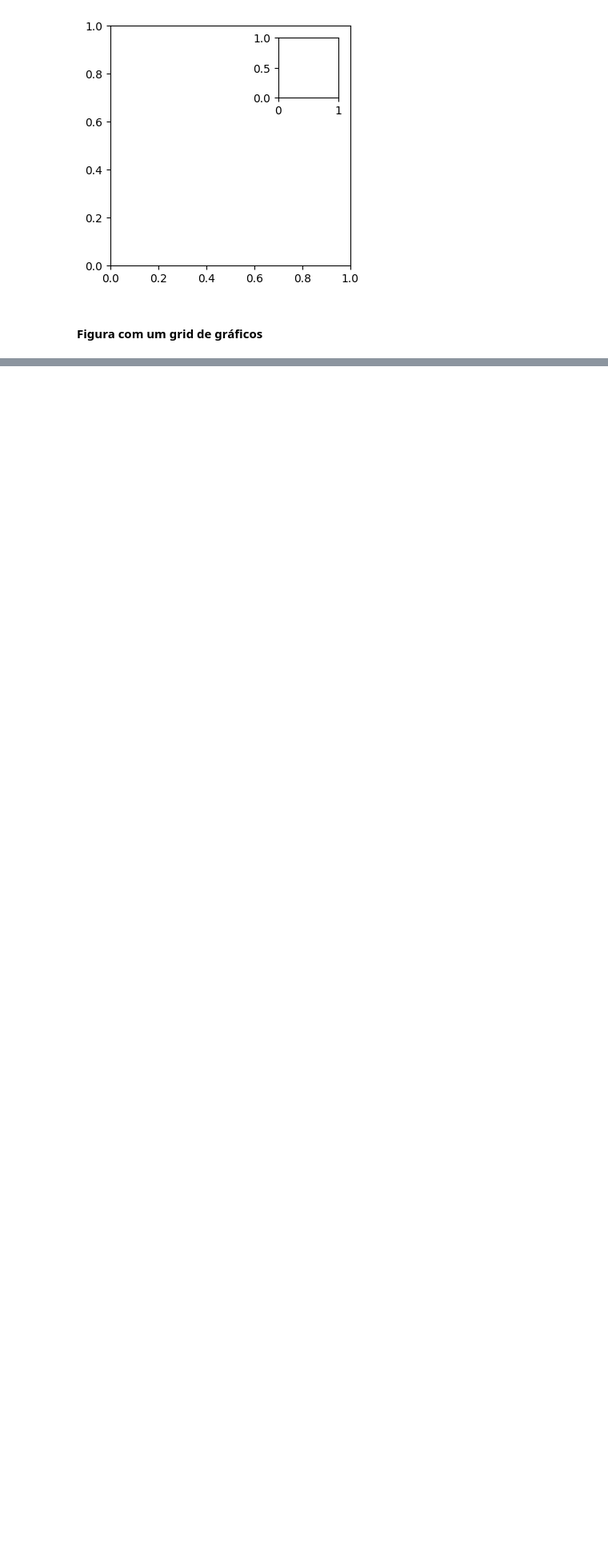
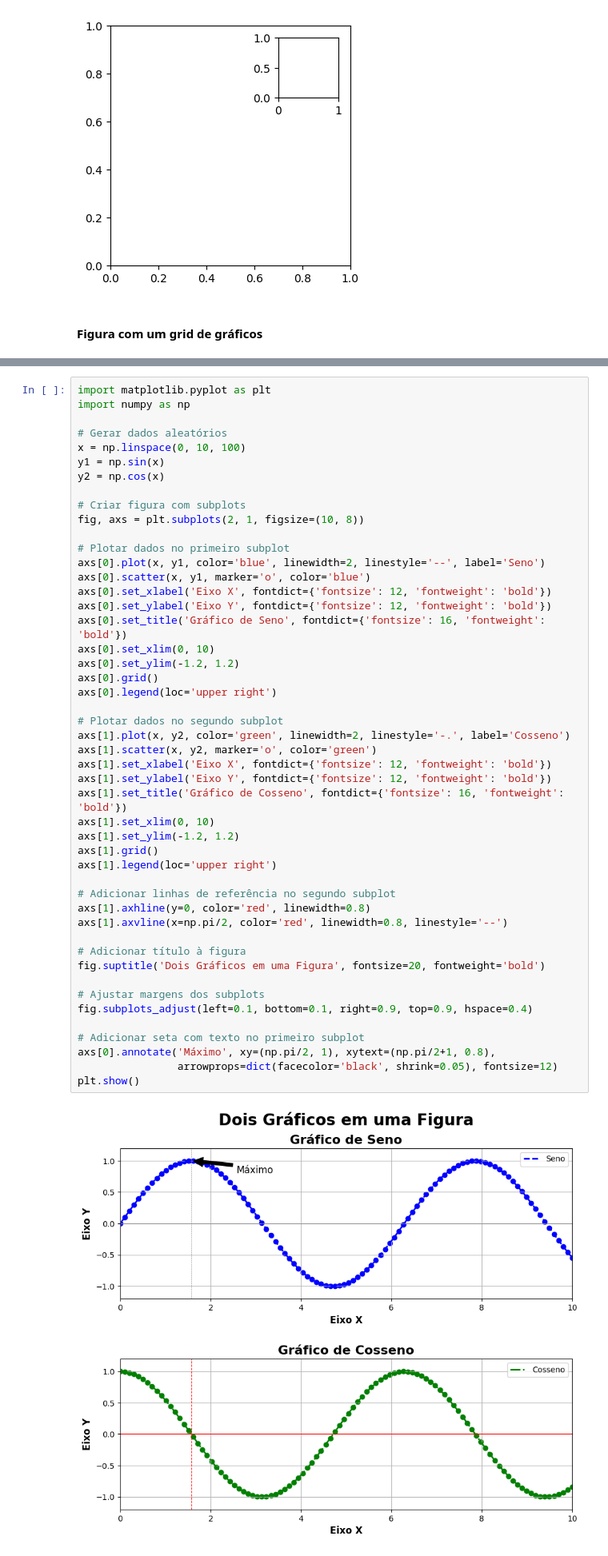
Before and after one commit to Pguilhermem/IDASE, a Jupyter notebook: 25/intro_matplotlib.ipynb, the cells around one changed output, grey strips where cells are left out. Shown at 80% size. Saved outputs shown, nothing was run; the diff lists cells and outputs as text; blank space fills up the shorter version.

```diff
--- a/25/intro_matplotlib.ipynb
+++ b/25/intro_matplotlib.ipynb
@@ -90,0 +104,50 @@ bottom = fig.add_subplot(gs[2,:])
+# %%
+import matplotlib.pyplot as plt
+import numpy as np
+
+# Gerar dados aleatórios
+x = np.linspace(0, 10, 100)
+y1 = np.sin(x)
+y2 = np.cos(x)
+
+# Criar figura com subplots
+fig, axs = plt.subplots(2, 1, figsize=(10, 8))
+
+# Plotar dados no primeiro subplot
+axs[0].plot(x, y1, color='blue', linewidth=2, linestyle='--', label='Seno')
+axs[0].scatter(x, y1, marker='o', color='blue')
+axs[0].set_xlabel('Eixo X', fontdict={'fontsize': 12, 'fontweight': 'bold'})
+axs[0].set_ylabel('Eixo Y', fontdict={'fontsize': 12, 'fontweight': 'bold'})
+axs[0].set_title('Gráfico de Seno', fontdict={'fontsize': 16, 'fontweight': 'bold'})
+axs[0].set_xlim(0, 10)
+axs[0].set_ylim(-1.2, 1.2)
+axs[0].grid()
+axs[0].legend(loc='upper right')
+
+# Plotar dados no segundo subplot
+axs[1].plot(x, y2, color='green', linewidth=2, linestyle='-.', label='Cosseno')
+axs[1].scatter(x, y2, marker='o', color='green')
+axs[1].set_xlabel('Eixo X', fontdict={'fontsize': 12, 'fontweight': 'bold'})
+axs[1].set_ylabel('Eixo Y', fontdict={'fontsize': 12, 'fontweight': 'bold'})
+axs[1].set_title('Gráfico de Cosseno', fontdict={'fontsize': 16, 'fontweight': 'bold'})
+axs[1].set_xlim(0, 10)
+axs[1].set_ylim(-1.2, 1.2)
+axs[1].grid()
+axs[1].legend(loc='upper right')
+
+# Adicionar linhas de referência no segundo subplot
+axs[1].axhline(y=0, color='red', linewidth=0.8)
+axs[1].axvline(x=np.pi/2, color='red', linewidth=0.8, linestyle='--')
+
+# Adicionar título à figura
+fig.suptitle('Dois Gráficos em uma Figura', fontsize=20, fontweight='bold')
+
+# Ajustar margens dos subplots
+fig.subplots_adjust(left=0.1, bottom=0.1, right=0.9, top=0.9, hspace=0.4)
+
+# Adicionar seta com texto no primeiro subplot
+axs[0].annotate('Máximo', xy=(np.pi/2, 1), xytext=(np.pi/2+1, 0.8),
+                arrowprops=dict(facecolor='black', shrink=0.05), fontsize=12)
+plt.show()
+# %% [output]
+[figure, added]
```
Also changed, not shown: parts of 1 cell of this notebook, 1 other file.
